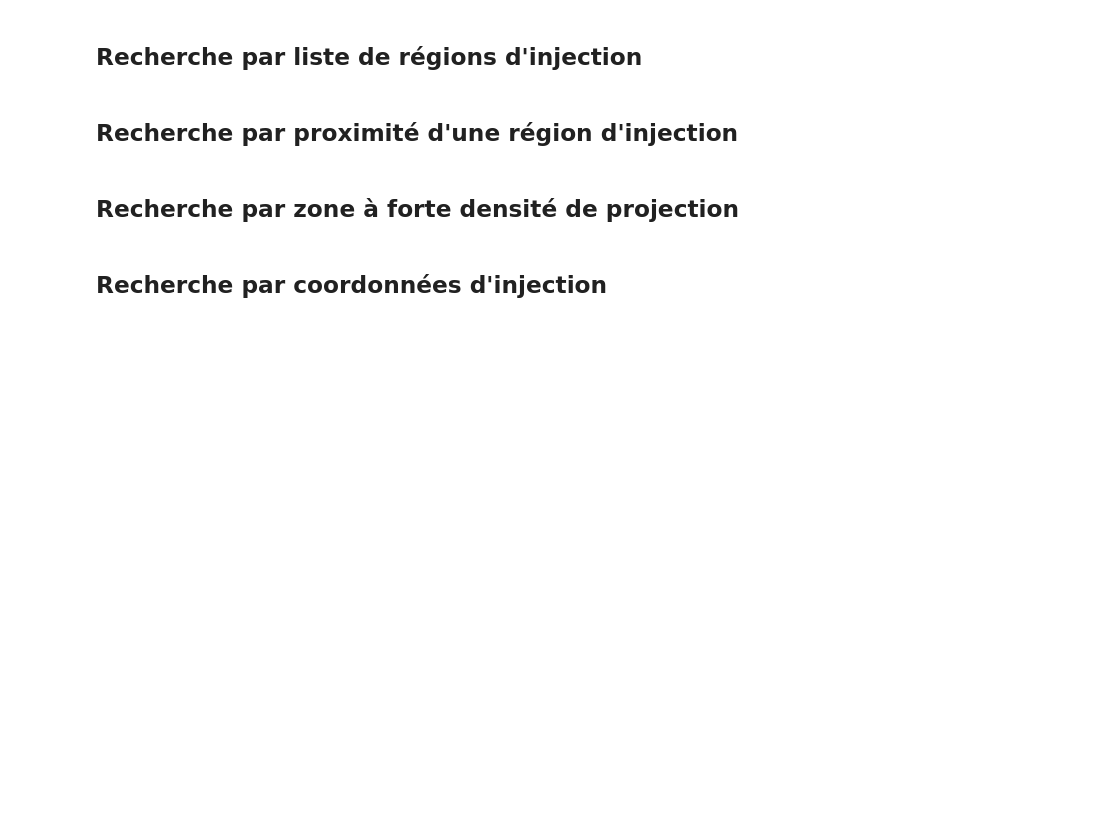
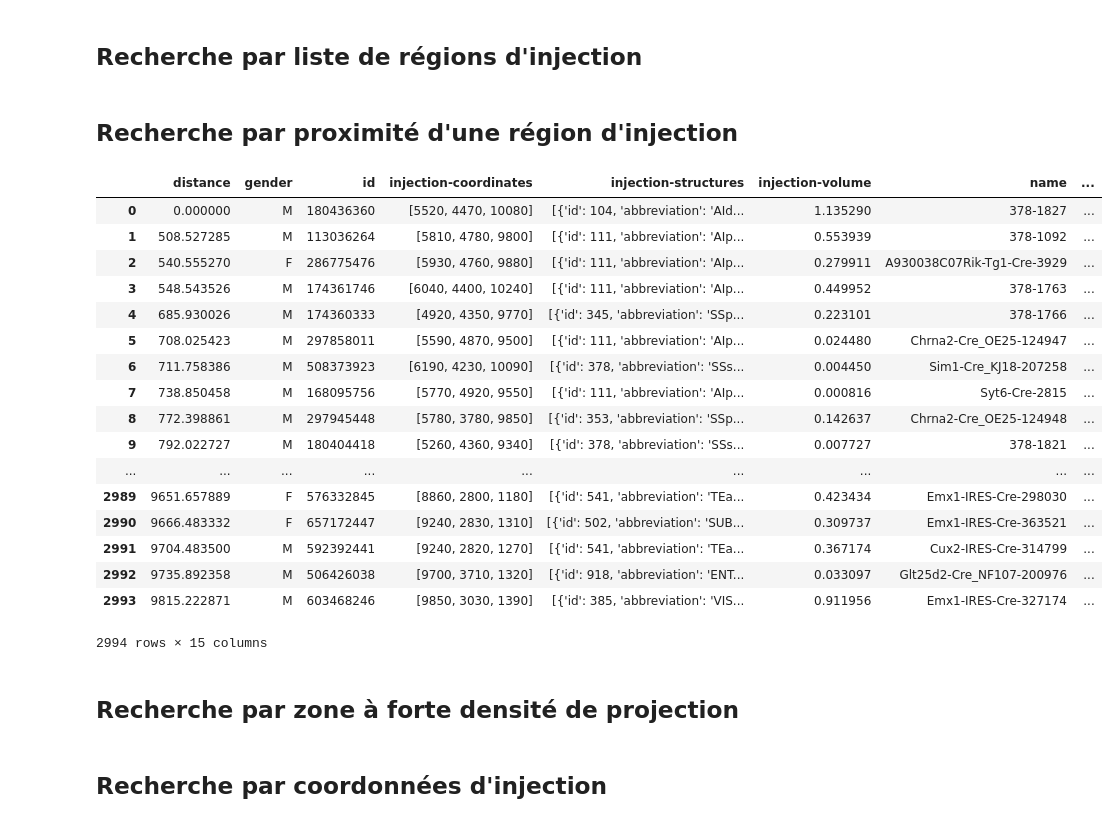
Before and after one commit to linum-uqam/m2m, a Jupyter notebook: src/essais.ipynb, the cells around one changed output. Drawn from its saved outputs; the diff is of its cells as text; code cells hidden in the pictures; blank space fills up the shorter version.

Commit message:
issue #3 : 1er appel API par coordonnees d'injection

```diff
--- a/src/filtrage_experiences.ipynb
+++ b/src/essais.ipynb
@@ -22,3 +20,34 @@ experiments
+# %%
+# experiment_injection_coordinate_search (regions d'injections)
+import pandas as pd
+from allensdk.api.queries.mouse_connectivity_api import MouseConnectivityApi
+
+mca = MouseConnectivityApi()
+
+# get metadata for all experiments
+#http://api.brain-map.org/api/v2/data/query.xml?criteria=service::mouse_connectivity_injection_coordinate[seed_point$eq5520,4470,10080]
+
+nearby_experiment = mca.experiment_injection_coordinate_search(seed_point=[5520,4470,10080])
+pd.DataFrame(nearby_experiment)
+# %% [output]
+|  | distance | gender | id | injection-coordinates | injection-structures | injection-volume | name | ... |
+| 0 | 0.000000 | M | 180436360 | [5520, 4470, 10080] | [{'id': 104, 'abbreviation': 'AId... | 1.135290 | 378-1827 | ... |
+| 1 | 508.527285 | M | 113036264 | [5810, 4780, 9800] | [{'id': 111, 'abbreviation': 'AIp... | 0.553939 | 378-1092 | ... |
+| 2 | 540.555270 | F | 286775476 | [5930, 4760, 9880] | [{'id': 111, 'abbreviation': 'AIp... | 0.279911 | A930038C07Rik-Tg1-Cre-3929 | ... |
+| 3 | 548.543526 | M | 174361746 | [6040, 4400, 10240] | [{'id': 111, 'abbreviation': 'AIp... | 0.449952 | 378-1763 | ... |
+| 4 | 685.930026 | M | 174360333 | [4920, 4350, 9770] | [{'id': 345, 'abbreviation': 'SSp... | 0.223101 | 378-1766 | ... |
+| 5 | 708.025423 | M | 297858011 | [5590, 4870, 9500] | [{'id': 111, 'abbreviation': 'AIp... | 0.024480 | Chrna2-Cre_OE25-124947 | ... |
+| 6 | 711.758386 | M | 508373923 | [6190, 4230, 10090] | [{'id': 378, 'abbreviation': 'SSs... | 0.004450 | Sim1-Cre_KJ18-207258 | ... |
+| 7 | 738.850458 | M | 168095756 | [5770, 4920, 9550] | [{'id': 111, 'abbreviation': 'AIp... | 0.000816 | Syt6-Cre-2815 | ... |
+| 8 | 772.398861 | M | 297945448 | [5780, 3780, 9850] | [{'id': 353, 'abbreviation': 'SSp... | 0.142637 | Chrna2-Cre_OE25-124948 | ... |
+| 9 | 792.022727 | M | 180404418 | [5260, 4360, 9340] | [{'id': 378, 'abbreviation': 'SSs... | 0.007727 | 378-1821 | ... |
+| ... | ... | ... | ... | ... | ... | ... | ... | ... |
+| 2989 | 9651.657889 | F | 576332845 | [8860, 2800, 1180] | [{'id': 541, 'abbreviation': 'TEa... | 0.423434 | Emx1-IRES-Cre-298030 | ... |
+| 2990 | 9666.483332 | F | 657172447 | [9240, 2830, 1310] | [{'id': 502, 'abbreviation': 'SUB... | 0.309737 | Emx1-IRES-Cre-363521 | ... |
+| 2991 | 9704.483500 | M | 592392441 | [9240, 2820, 1270] | [{'id': 541, 'abbreviation': 'TEa... | 0.367174 | Cux2-IRES-Cre-314799 | ... |
+| 2992 | 9735.892358 | M | 506426038 | [9700, 3710, 1320] | [{'id': 918, 'abbreviation': 'ENT... | 0.033097 | Glt25d2-Cre_NF107-200976 | ... |
+| 2993 | 9815.222871 | M | 603468246 | [9850, 3030, 1390] | [{'id': 385, 'abbreviation': 'VIS... | 0.911956 | Emx1-IRES-Cre-327174 | ... |
+2994 rows × 15 columns
 # %% [markdown]
 ## Recherche par zone à forte densité de projection
 # %%
```
Also changed, not shown: parts of 1 cell of this notebook.
